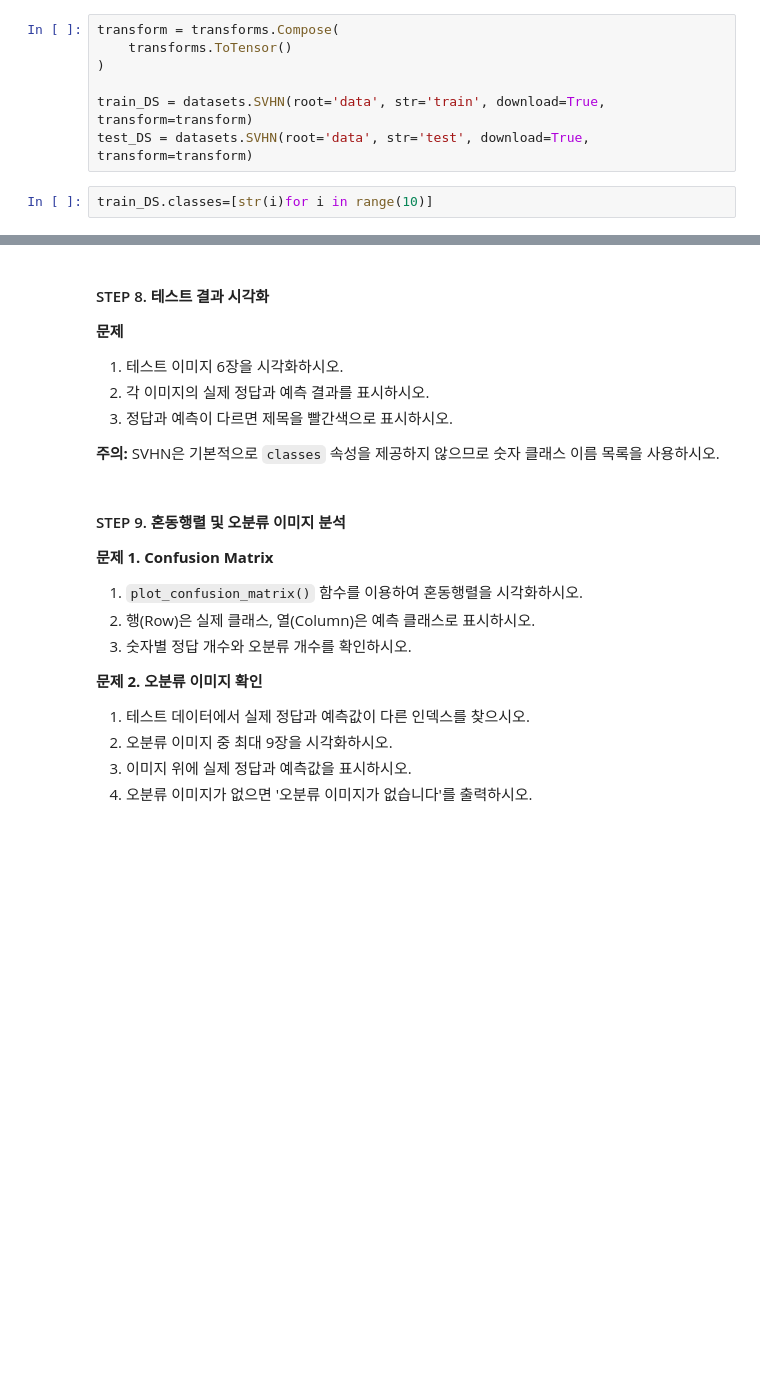
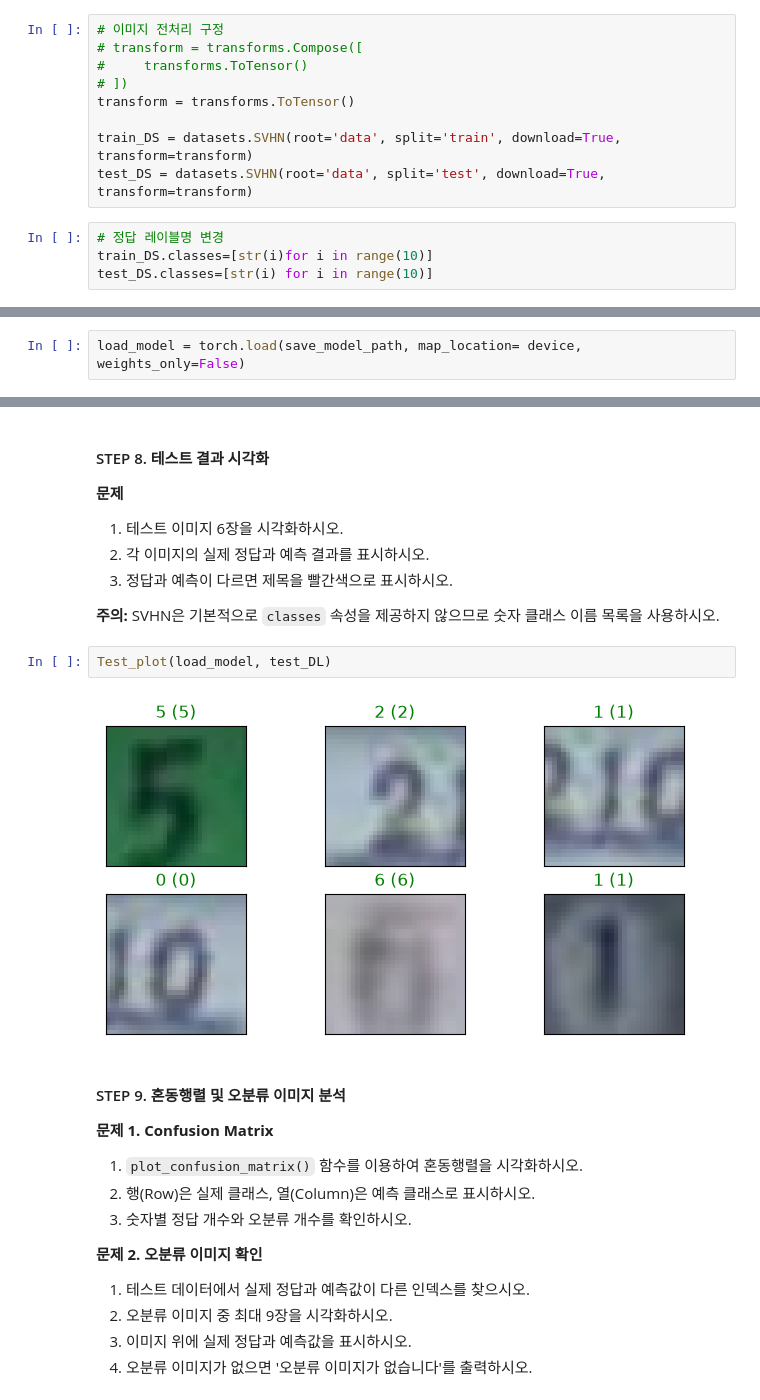
Before and after one commit to TemplariParu/PyTorch, a Jupyter notebook: 05.CNN/CNN_SVHN.ipynb, the cells around one changed output, grey strips where cells are left out. Drawn from its saved outputs; the diff is of its cells as text; blank space fills up the shorter version.

```diff
--- a/05.CNN/CNN_SVHN.ipynb
+++ b/05.CNN/CNN_SVHN.ipynb
@@ -99,11 +100,15 @@ save_model_path = f'{save_dir}/{model_type}_{dataset}.pt'
 
 **주의:** SVHN 데이터셋에는 `classes` 속성이 기본 제공되지 않는다. 숫자 클래스 이름 목록을 준비하여 시각화 및 혼동행렬에 활용하시오.
 # %%
-transform = transforms.Compose(
-    transforms.ToTensor()
-)
+# 이미지 전처리 구정
+# transform = transforms.Compose([
+#     transforms.ToTensor()
+# ])
+transform = transforms.ToTensor()
 
-train_DS = datasets.SVHN(root='data', str='train', download=True, transform=transform)
-test_DS = datasets.SVHN(root='data', str='test', download=True, transform=transform)
+train_DS = datasets.SVHN(root='data', split='train', download=True, transform=transform)
+test_DS = datasets.SVHN(root='data', split='test', download=True, transform=transform)
 # %%
+# 정답 레이블명 변경
 train_DS.classes=[str(i)for i in range(10)]
+test_DS.classes=[str(i) for i in range(10)]
@@ -160,6 +365,8 @@ train_DS.classes=[str(i)for i in range(10)]
 5. 불러온 모델을 `DEVICE`로 이동하고 `eval()` 모드로 전환하시오.
 
 저장 파일명 예시: `CNN_SVHN.pt`
+# %%
+load_model = torch.load(save_model_path, map_location= device, weights_only=False)
 # %% [markdown]
 #### STEP 7. 모델 테스트하기
 
@@ -180,6 +393,10 @@ train_DS.classes=[str(i)for i in range(10)]
 3. 정답과 예측이 다르면 제목을 빨간색으로 표시하시오.
 
 **주의:** SVHN은 기본적으로 `classes` 속성을 제공하지 않으므로 숫자 클래스 이름 목록을 사용하시오.
+# %%
+Test_plot(load_model, test_DL)
+# %% [output]
+[figure, added]
 # %% [markdown]
 #### STEP 9. 혼동행렬 및 오분류 이미지 분석
 
```
Also changed, not shown: parts of 17 cells of this notebook, 3 other files.
